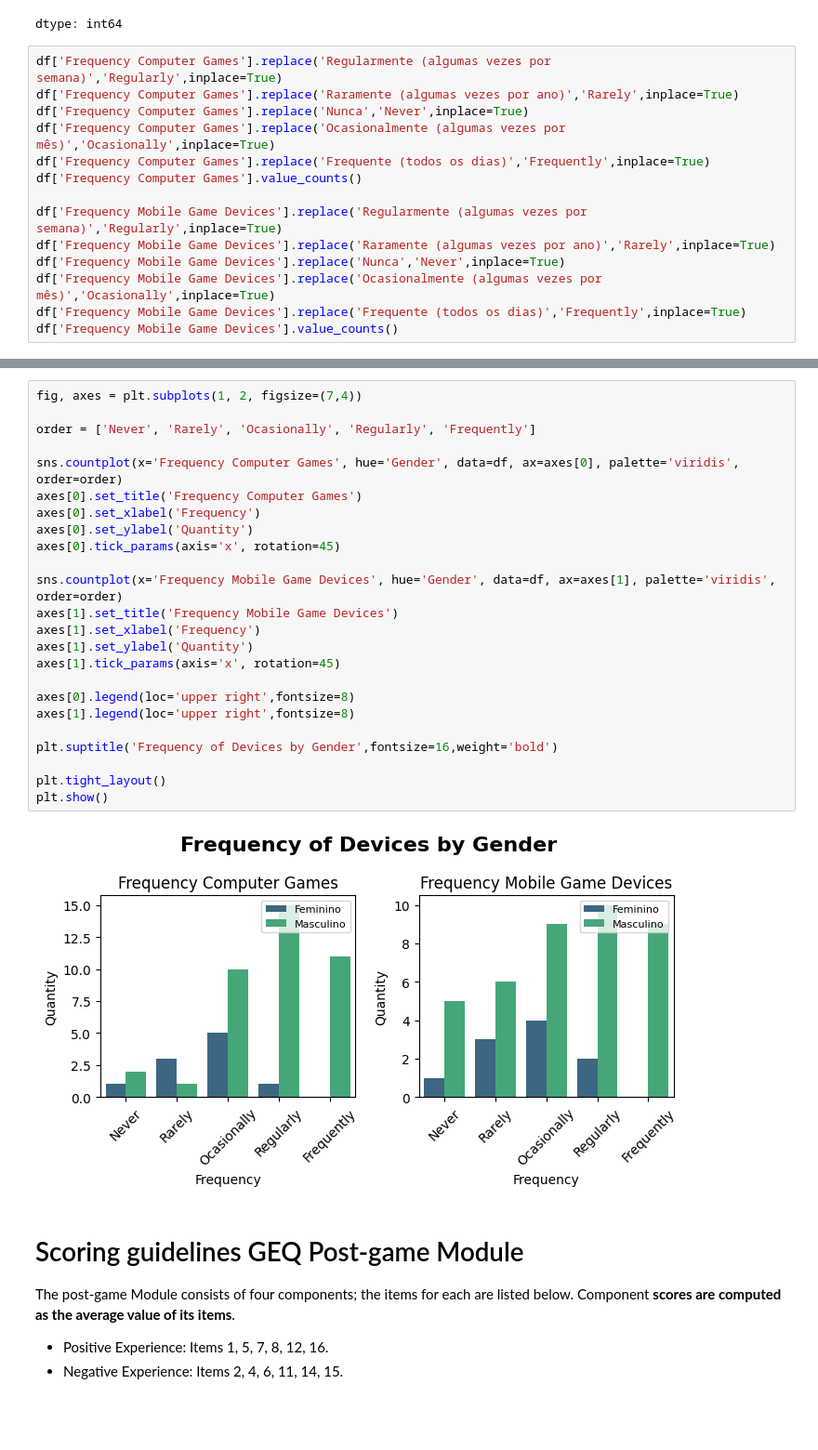
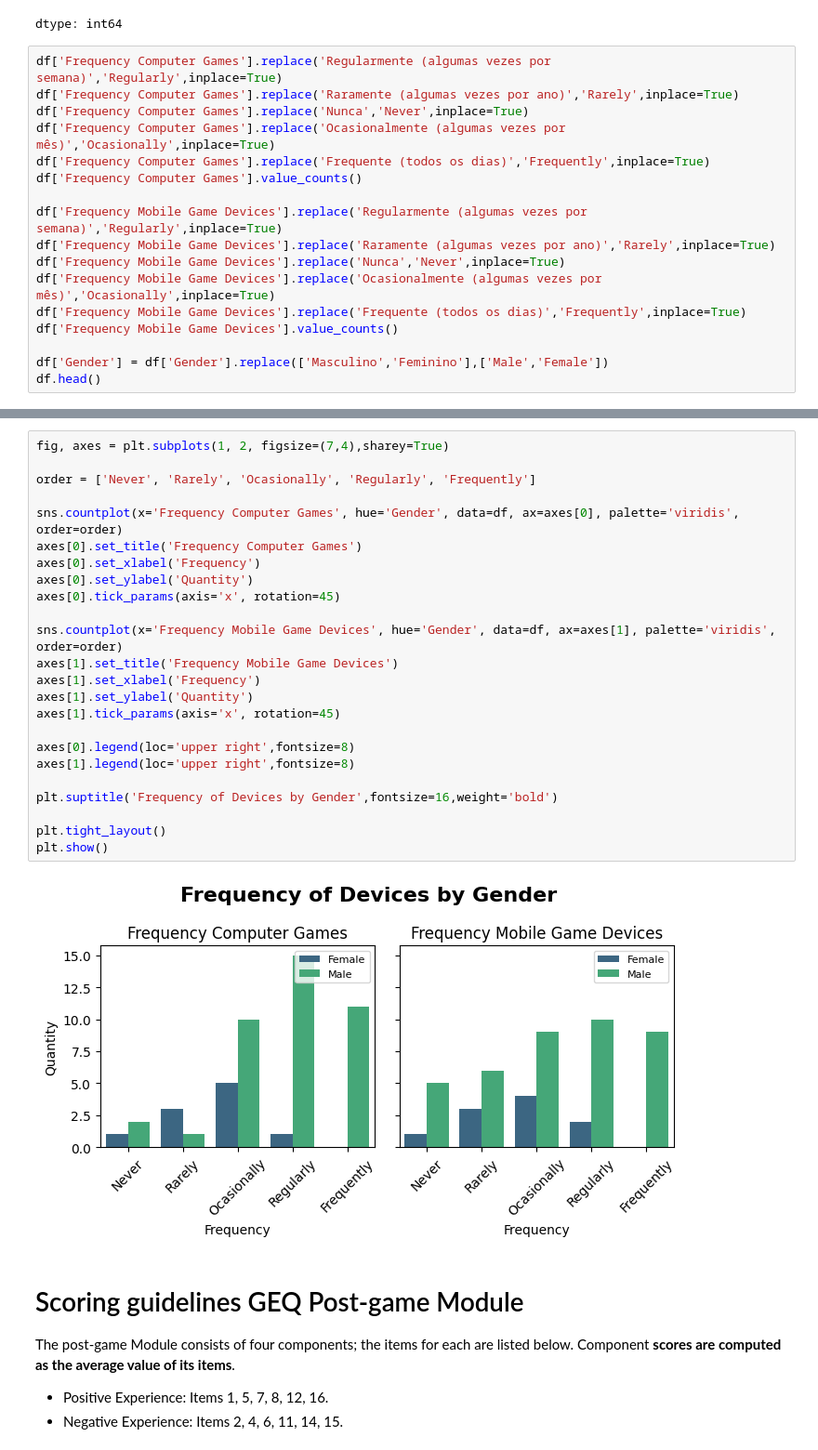
Before and after one commit to Rogerio-mack/game_analysis, a Jupyter notebook: Game_analysis_2.ipynb, the cells around one changed output, grey strips where cells are left out. Shown at 93% size. Cells and saved outputs as stored; diff of their text form; blank space fills up the shorter version.

```diff
--- a/Game_analysis_2.ipynb
+++ b/Game_analysis_2.ipynb
@@ -55,6 +55,9 @@ df['Frequency Mobile Game Devices'].replace('Nunca','Never',inplace=True)
 df['Frequency Mobile Game Devices'].replace('Ocasionalmente (algumas vezes por mês)','Ocasionally',inplace=True)
 df['Frequency Mobile Game Devices'].replace('Frequente (todos os dias)','Frequently',inplace=True)
 df['Frequency Mobile Game Devices'].value_counts()
+
+df['Gender'] = df['Gender'].replace(['Masculino','Feminino'],['Male','Female'])
+df.head()
 # %% [output]
 The behavior will change in pandas 3.0. This inplace method will never work because the intermediate object on which we are setting values always behaves as a copy.
 
@@ -84,29 +85,29 @@ dtype: int64
 # %%
-fig, axes = plt.subplots(1, 2, figsize=(7,4))
+fig, axes = plt.subplots(1, 2, figsize=(7,4),sharey=True)
 
 order = ['Never', 'Rarely', 'Ocasionally', 'Regularly', 'Frequently']
 
 sns.countplot(x='Frequency Computer Games', hue='Gender', data=df, ax=axes[0], palette='viridis', order=order)
 axes[0].set_title('Frequency Computer Games')
 axes[0].set_xlabel('Frequency')
 axes[0].set_ylabel('Quantity')
 axes[0].tick_params(axis='x', rotation=45)
 
 sns.countplot(x='Frequency Mobile Game Devices', hue='Gender', data=df, ax=axes[1], palette='viridis', order=order)
 axes[1].set_title('Frequency Mobile Game Devices')
 axes[1].set_xlabel('Frequency')
 axes[1].set_ylabel('Quantity')
 axes[1].tick_params(axis='x', rotation=45)
 
 axes[0].legend(loc='upper right',fontsize=8)
 axes[1].legend(loc='upper right',fontsize=8)
 
 plt.suptitle('Frequency of Devices by Gender',fontsize=16,weight='bold')
 
 plt.tight_layout()
 plt.show()
 # %% [output]
-[figure, old version]
+[figure, new version]
 # %% [markdown]
 # Scoring guidelines GEQ Post-game Module
 
```
Also changed, not shown: parts of 7 cells of this notebook.
